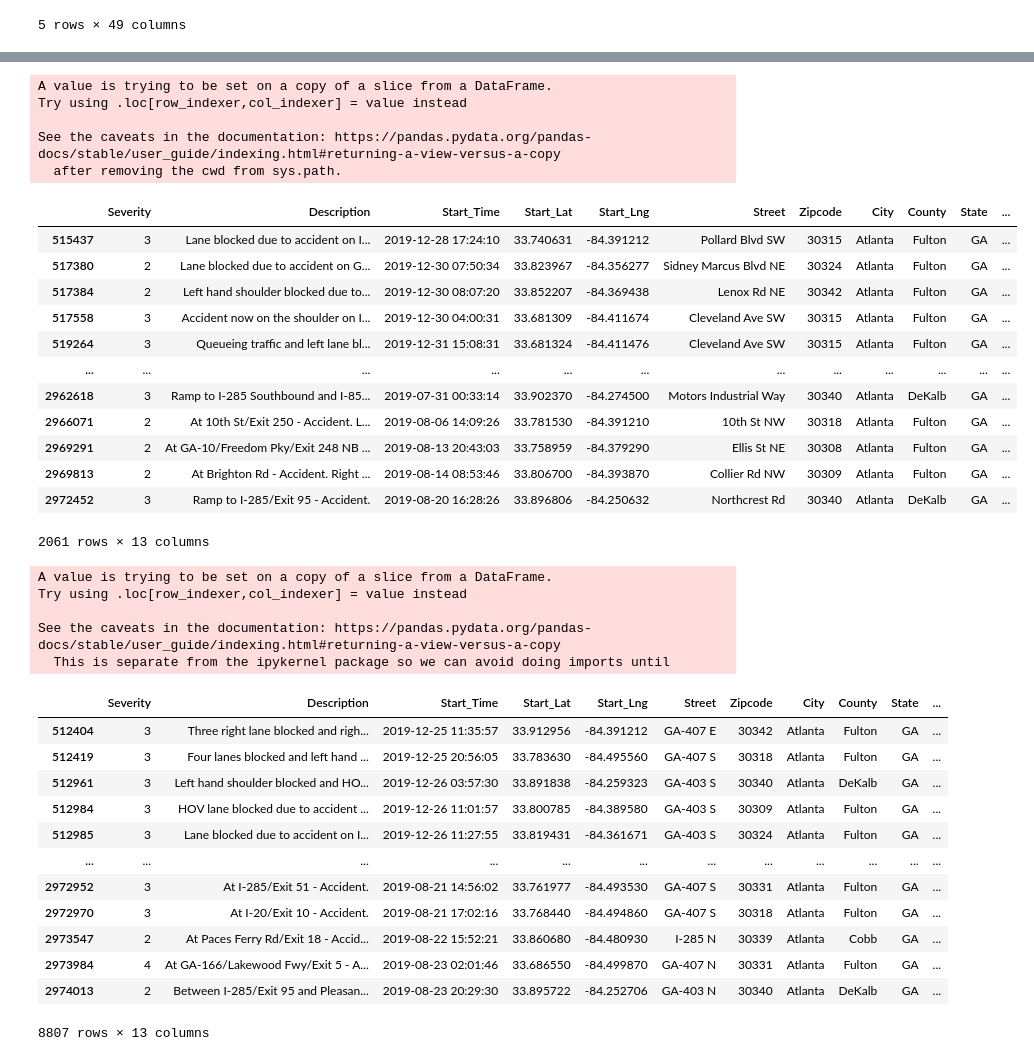
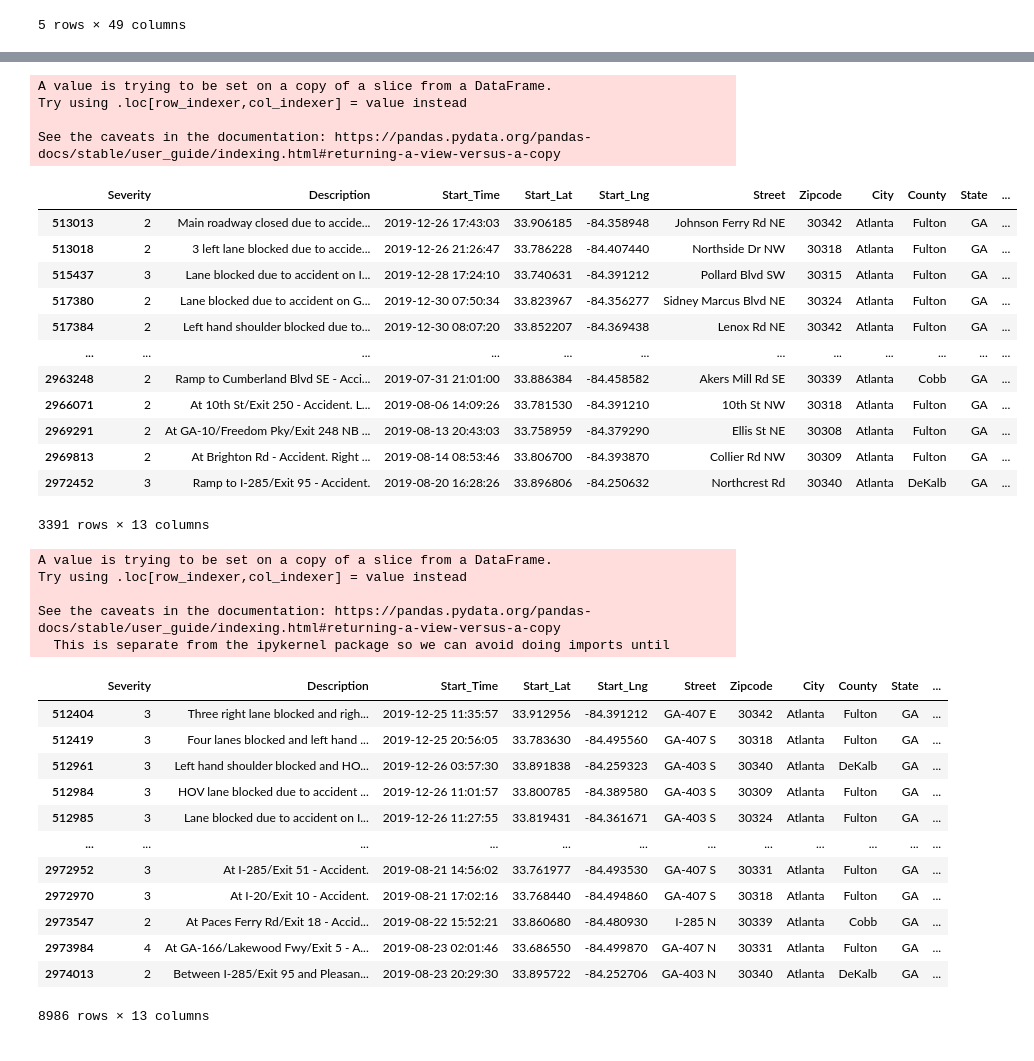
Before and after one commit to alexcaughman/iteration_station, a Jupyter notebook: Updated_traffic_DF.ipynb, the cells around one changed output, grey strips where cells are left out. Drawn from its saved outputs; the diff is of its cells as text; code cells hidden in the pictures.

Commit message:
fixing missing zipcodes

```diff
--- a/Updated_traffic_DF.ipynb
+++ b/Updated_traffic_DF.ipynb
@@ -14,3 +14,6 @@ traffic_data.head()
 | 3 | A-4 | MapQuest | 201.0 | 3 | 2016-02-08 07:23:34 | 2016-02-08 07:53:34 | 39.747753 | -84.205582 | NaN | NaN | ... |
 | 4 | A-5 | MapQuest | 201.0 | 2 | 2016-02-08 07:39:07 | 2016-02-08 08:09:07 | 39.627781 | -84.188354 | NaN | NaN | ... |
 5 rows × 49 columns
+# %%
+traffic_data['Corrected_Zipcode'] = traffic_data['Zipcode'].str.slice(0,5)
+traffic_data
@@ -32,7 +49,8 @@ Index(['ID', 'Source', 'TMC', 'Severity', 'Start_Time', 'End_Time',
       dtype='object')
 # %%
 #updating dataframe to keep only columns we need
-traffic_data_reorg = traffic_data[["Severity", "Description", "Start_Time", "Start_Lat","Start_Lng","Street", "Zipcode", "City","County","State","Visibility(mi)"]]
+traffic_data_reorg = traffic_data[["Severity", "Description", "Start_Time", "Start_Lat","Start_Lng","Street", "Corrected_Zipcode", "City","County","State","Visibility(mi)"]]
+traffic_data_reorg = traffic_data_reorg.rename(columns={"Corrected_Zipcode":"Zipcode"})
 traffic_data_reorg.head()
 # %% [output]
 |  | Severity | Description | Start_Time | Start_Lat | Start_Lng | Street | Zipcode | City | County | State | ... |
@@ -136,28 +139,29 @@ Name: Street, Length: 234, dtype: int64
 # %%
 #https://stackoverflow.com/questions/50474289/in-pandas-how-to-search-for-words-and-phrases-to-create-new-dataframe
-str_choice1 = "St|Dr|Ave|Rd|Blvd|Way|Park|Boulevard|Cir|Sq|(Pl NE)|(Pl SW)"
+str_choice1 = "St|(St NE)|(St NW)|(St SW)|(St SE)|(Dr NE)|(Dr SW)|(Dr SE)|(Dr NW)|Ave|(Ave NE)|\
+(Ave SW)|(Ave SE)|(Ave NW)|Rd|(Rd SE)|(Rd SW)|(Rd NW)|(Rd NE)|Blvd|Dr|(Blvd NE)|(Blvd SW)|Way|(Way SE)|\
+Park|Boulevard|(Cir NE)|(Cir NW)|Sq|(Pl NE)|(Pl SW)|(Ct NW)|(Ln SW)|(Ln NW)|(Ctr NW)|(Ctr SE)|(Chase NE)|(Trl SW)"
 street_df = narrowed_atl_df[narrowed_atl_df['Street'].str.contains(str_choice1, na = False)]
 street_df["Rd_Type"] = "Residential"
 street_df
 # %% [output]
 A value is trying to be set on a copy of a slice from a DataFrame.
 Try using .loc[row_indexer,col_indexer] = value instead
 
 See the caveats in the documentation: https://pandas.pydata.org/pandas-docs/stable/user_guide/indexing.html#returning-a-view-versus-a-copy
-  after removing the cwd from sys.path.
 |  | Severity | Description | Start_Time | Start_Lat | Start_Lng | Street | Zipcode | City | County | State | ... |
+| 513013 | 2 | Main roadway closed due to accide... | 2019-12-26 17:43:03 | 33.906185 | -84.358948 | Johnson Ferry Rd NE | 30342 | Atlanta | Fulton | GA | ... |
+| 513018 | 2 | 3 left lane blocked due to accide... | 2019-12-26 21:26:47 | 33.786228 | -84.407440 | Northside Dr NW | 30318 | Atlanta | Fulton | GA | ... |
 | 515437 | 3 | Lane blocked due to accident on I... | 2019-12-28 17:24:10 | 33.740631 | -84.391212 | Pollard Blvd SW | 30315 | Atlanta | Fulton | GA | ... |
 | 517380 | 2 | Lane blocked due to accident on G... | 2019-12-30 07:50:34 | 33.823967 | -84.356277 | Sidney Marcus Blvd NE | 30324 | Atlanta | Fulton | GA | ... |
 | 517384 | 2 | Left hand shoulder blocked due to... | 2019-12-30 08:07:20 | 33.852207 | -84.369438 | Lenox Rd NE | 30342 | Atlanta | Fulton | GA | ... |
-| 517558 | 3 | Accident now on the shoulder on I... | 2019-12-30 04:00:31 | 33.681309 | -84.411674 | Cleveland Ave SW | 30315 | Atlanta | Fulton | GA | ... |
-| 519264 | 3 | Queueing traffic and left lane bl... | 2019-12-31 15:08:31 | 33.681324 | -84.411476 | Cleveland Ave SW | 30315 | Atlanta | Fulton | GA | ... |
 | ... | ... | ... | ... | ... | ... | ... | ... | ... | ... | ... | ... |
-| 2962618 | 3 | Ramp to I-285 Southbound and I-85... | 2019-07-31 00:33:14 | 33.902370 | -84.274500 | Motors Industrial Way | 30340 | Atlanta | DeKalb | GA | ... |
+| 2963248 | 2 | Ramp to Cumberland Blvd SE - Acci... | 2019-07-31 21:01:00 | 33.886384 | -84.458582 | Akers Mill Rd SE | 30339 | Atlanta | Cobb | GA | ... |
 | 2966071 | 2 | At 10th St/Exit 250 - Accident. L... | 2019-08-06 14:09:26 | 33.781530 | -84.391210 | 10th St NW | 30318 | Atlanta | Fulton | GA | ... |
 | 2969291 | 2 | At GA-10/Freedom Pky/Exit 248 NB ... | 2019-08-13 20:43:03 | 33.758959 | -84.379290 | Ellis St NE | 30308 | Atlanta | Fulton | GA | ... |
 | 2969813 | 2 | At Brighton Rd - Accident. Right ... | 2019-08-14 08:53:46 | 33.806700 | -84.393870 | Collier Rd NW | 30309 | Atlanta | Fulton | GA | ... |
 | 2972452 | 3 | Ramp to I-285/Exit 95 - Accident. | 2019-08-20 16:28:26 | 33.896806 | -84.250632 | Northcrest Rd | 30340 | Atlanta | DeKalb | GA | ... |
-2061 rows × 13 columns
+3391 rows × 13 columns
 # %%
 str_choice2 = "GA-|I-|Pkwy|Hwy|US-|400|Connector|Expy"
 highway_df = narrowed_atl_df[narrowed_atl_df['Street'].str.contains(str_choice2, na = False)]
@@ -181,7 +185,7 @@ See the caveats in the documentation: https://pandas.pydata.org/pandas-docs/stab
 | 2973547 | 2 | At Paces Ferry Rd/Exit 18 - Accid... | 2019-08-22 15:52:21 | 33.860680 | -84.480930 | I-285 N | 30339 | Atlanta | Cobb | GA | ... |
 | 2973984 | 4 | At GA-166/Lakewood Fwy/Exit 5 - A... | 2019-08-23 02:01:46 | 33.686550 | -84.499870 | GA-407 N | 30331 | Atlanta | Fulton | GA | ... |
 | 2974013 | 2 | Between I-285/Exit 95 and Pleasan... | 2019-08-23 20:29:30 | 33.895722 | -84.252706 | GA-403 N | 30340 | Atlanta | DeKalb | GA | ... |
-8807 rows × 13 columns
+8986 rows × 13 columns
 # %%
 New_traffic_info = pd.concat([street_df, highway_df], ignore_index=True)
 New_traffic_info
```
Also changed, not shown: parts of 19 cells of this notebook, 21 other files.
